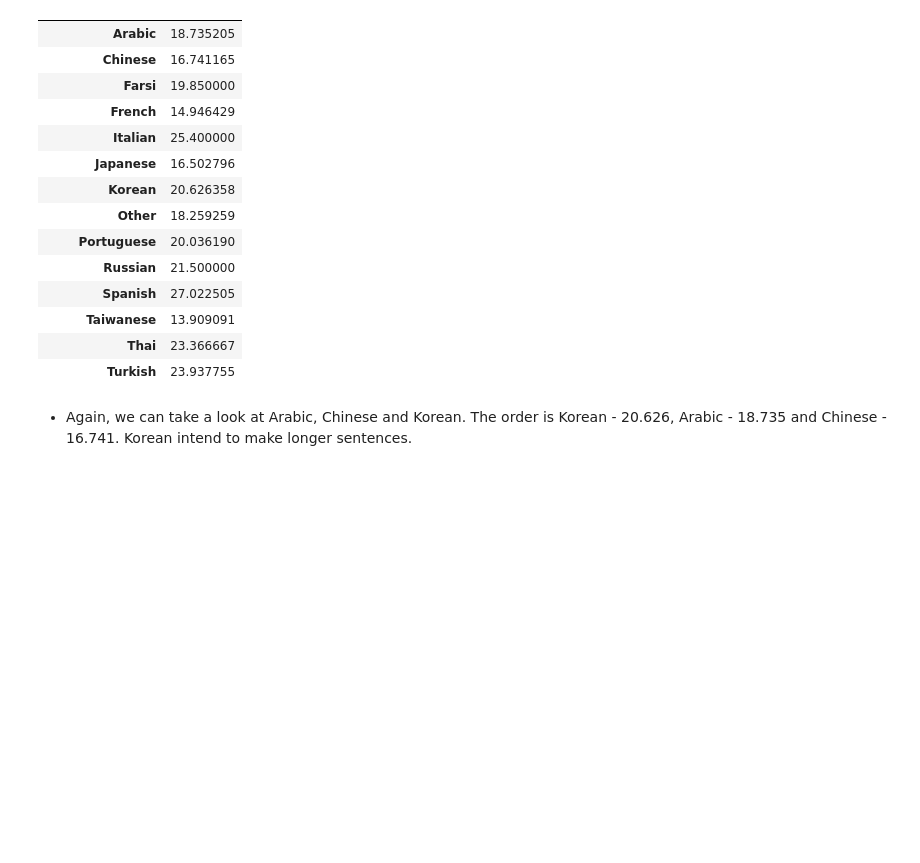
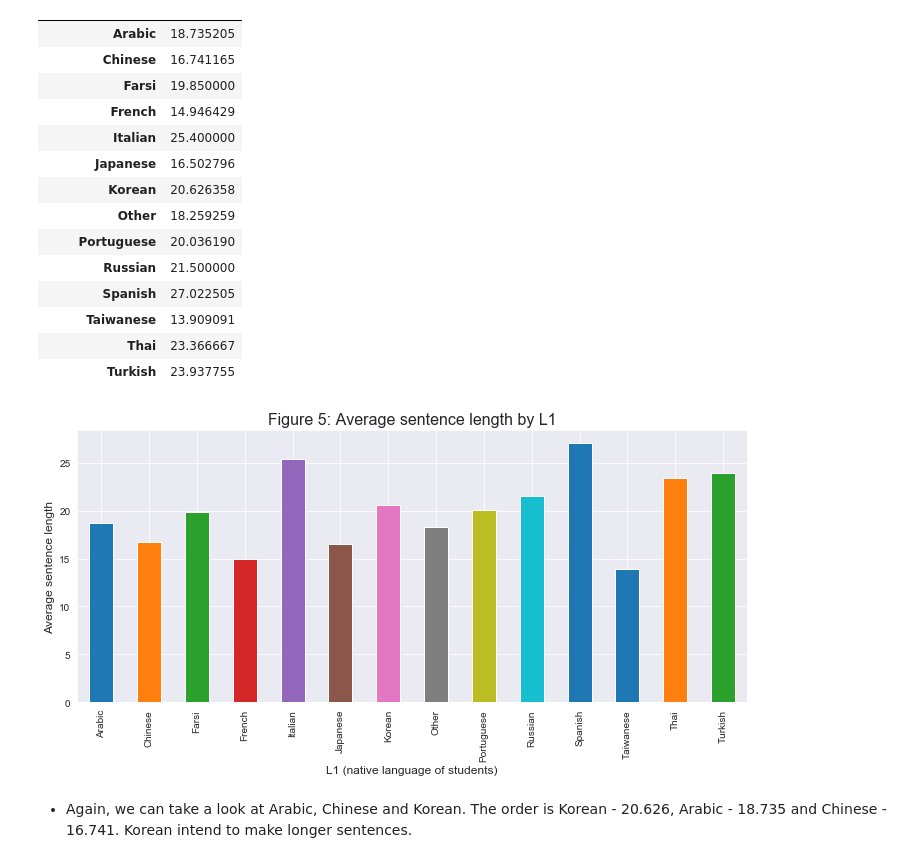
Before and after one commit to Data-Science-for-Linguists-2019/Spell-Checker, a Jupyter notebook: ELI_part2.ipynb, the cells around one changed output. Cells and saved outputs as stored; diff of their text form; code cells hidden in the pictures; blank space fills up the shorter version.

```diff
--- a/ELI_part2.ipynb
+++ b/ELI_part2.ipynb
@@ -198,6 +215,14 @@ syntactic_complexity
 | Taiwanese | 13.909091 |
 | Thai | 23.366667 |
 | Turkish | 23.937755 |
+# %%
+syntactic_complexity.iloc[:,0].plot(kind='bar', figsize=(12,5))   # Not saving output as a plot object
+plt.title('Figure 5: Average sentence length by L1', fontsize=16)          # Must use plt.title(), plt.xlabel() etc.
+plt.xlabel('L1 (native language of students)', fontsize=12)
+plt.ylabel('Average sentence length', fontsize=12)
+plt.show()
+# %% [output]
+[figure, added]
 # %% [markdown]
 - Again, we can take a look at Arabic, Chinese and Korean. The order is Korean - 20.626, Arabic - 18.735 and Chinese - 16.741. Korean intend to make longer sentences.
 # %%
```
Also changed, not shown: parts of 15 cells of this notebook, 5 other files.
